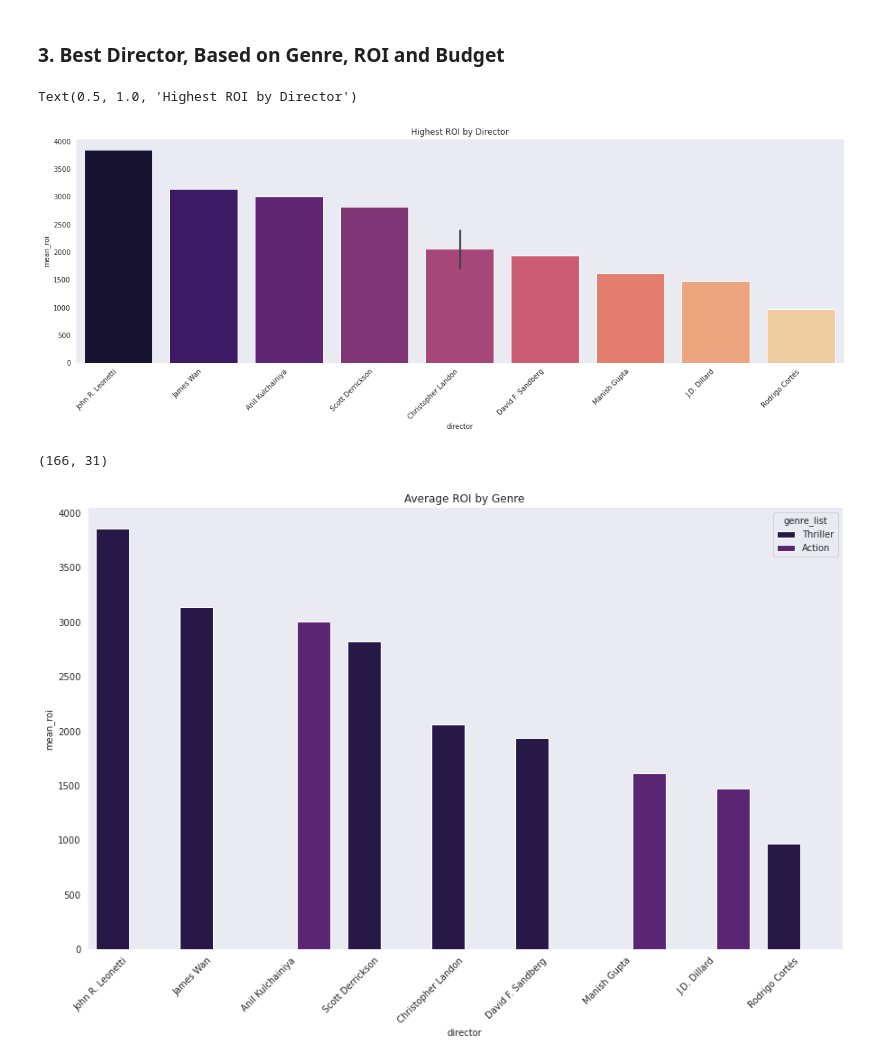
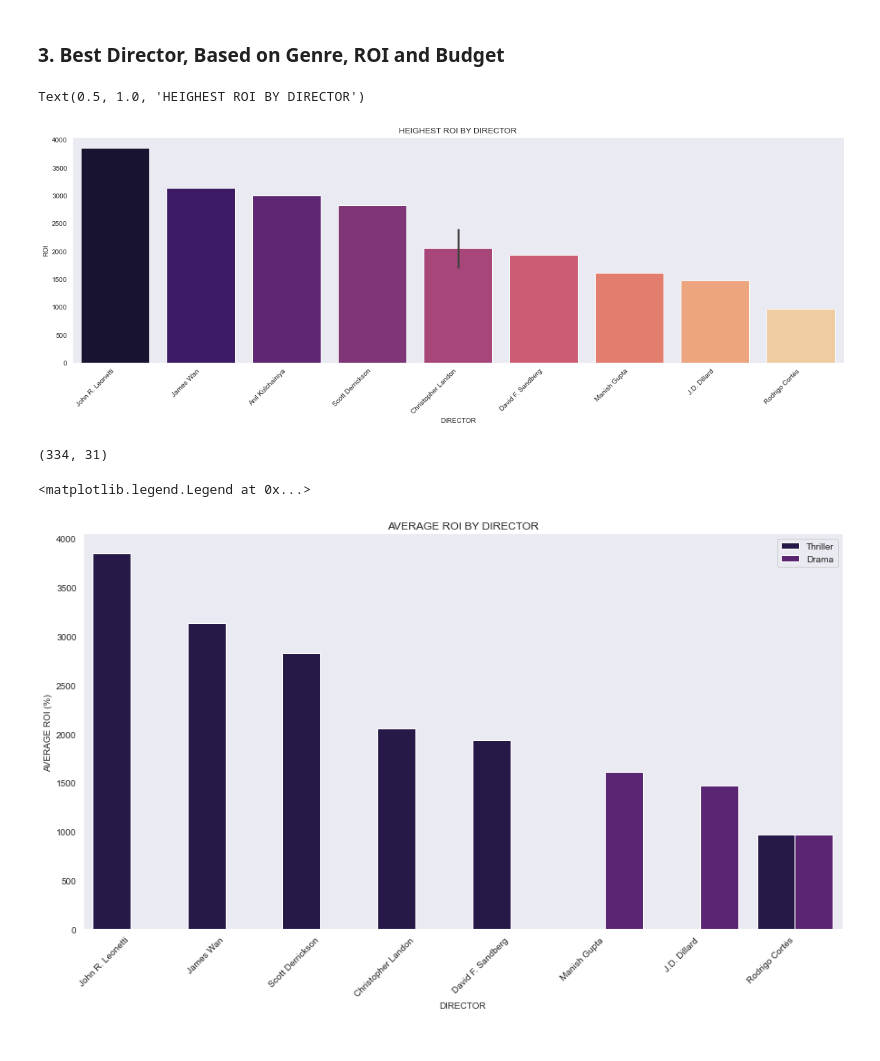
Before and after one commit to avithekkc/P1-moive-data-analysis, a Jupyter notebook: data-visualization.ipynb, the cells around one changed output. Cells and saved outputs as stored; diff of their text form; code cells hidden in the pictures.

```diff
--- a/data-visualization.ipynb
+++ b/data-visualization.ipynb
@@ -208,6 +212,6 @@ _So as we have our top 5 Genre to be considered while making a film, lets take a
 # %%
 top_genres = ['Thriller', 'Action', 'Drama']
 
-df = df[((df['Thriller'] == 1) | (df['Action'] == 1) | (df['Drama'] == 1)) & ((df['ROI'] > 50) & (df['budget'] > 100000))]
+df = df[((df['Thriller'] == 1) | (df['Action'] == 1) | (df['Drama'] == 1))]
 df.shape
 # %% [output]
@@ -282,7 +263,7 @@ _ROI is the main factor to be considered when making a movie and as we see Actio
 # %% [markdown]
 ### 3. Best Director, Based on Genre, ROI and Budget
 # %%
-top_genres = ['Thriller', 'Action']
+top_genres = ['Thriller', 'Drama']
 # %%
 df_c = df.copy()
 # %%
@@ -300,11 +281,12 @@ sns.barplot(data = plot_df,
 
 # rotate ticks
 plt.xticks(rotation = 45, ha = 'right');
-
-plt.title('Highest ROI by Director')
+plt.xlabel('DIRECTOR')
+plt.ylabel('ROI')
+plt.title('HEIGHEST ROI BY DIRECTOR')
 # %% [output]
-Text(0.5, 1.0, 'Highest ROI by Director')
+Text(0.5, 1.0, 'HEIGHEST ROI BY DIRECTOR')
-[figure, old version]
+[figure, new version]
 # %%
 directors_top = plot_df.director.unique()
 # %%
@@ -312,27 +294,31 @@ df_genre_director_roi = df_c.explode('genre_list')
 # %%
 df_genre_director_roi.shape
 # %% [output]
-(166, 31)
+(334, 31)
 # %%
 df_genre_director_roi = df_genre_director_roi[df_genre_director_roi['director'].isin(directors_top)
                                               & df_genre_director_roi['genre_list'].isin(top_genres)]
 # %%
-plt.figure (figsize = (15, 9))
+plt.figure (figsize = (15, 8))
 plot_df = df_genre_director_roi.sort_values('mean_roi', ascending=False)
 sns.barplot(data = plot_df,
                 x = 'director',
                 y = 'mean_roi',
                 capsize = .2,
                 hue = 'genre_list',
                 alpha = 1,
                 ci=None
                 )
 
 sns.despine()
 
 # add and adjust labels
 plt.xticks(rotation = 45, ha = 'right');
-plt.title('Average ROI by Genre')
-plt.show()
+plt.title('AVERAGE ROI BY DIRECTOR')
+plt.xlabel('DIRECTOR')
+plt.ylabel('AVERAGE ROI (%)')
+plt.legend(top_genres)
+#plt.savefig('images/avg_roi_director.jpg')
 # %% [output]
+<matplotlib.legend.Legend at 0x...>
-[figure, old version]
+[figure, new version]
```
Also changed, not shown: parts of 12 cells of this notebook, 7 other files.
